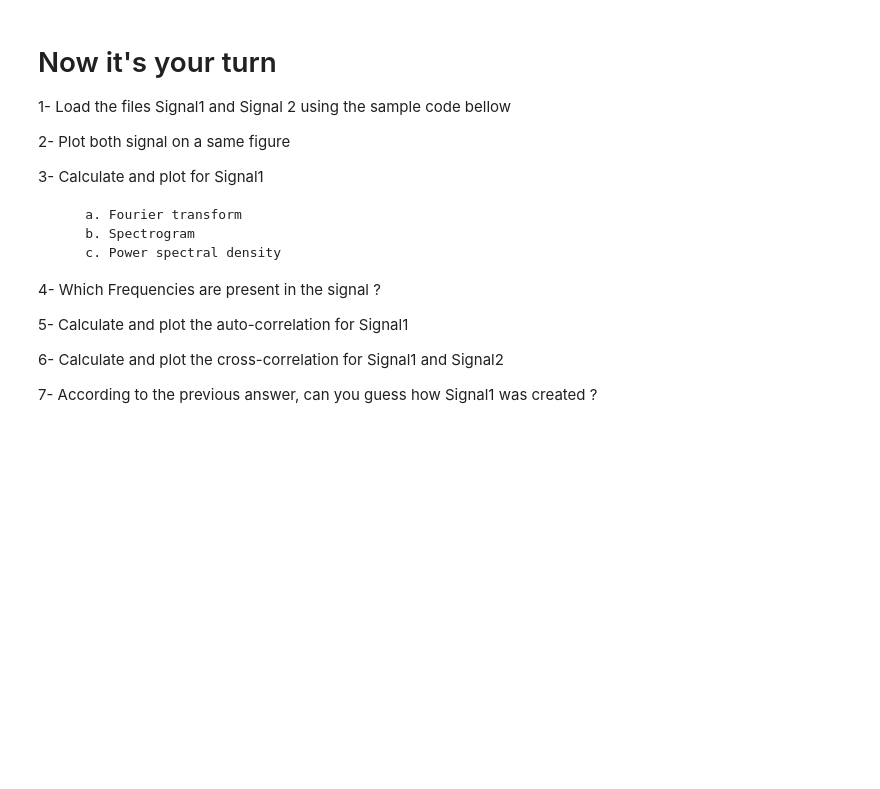
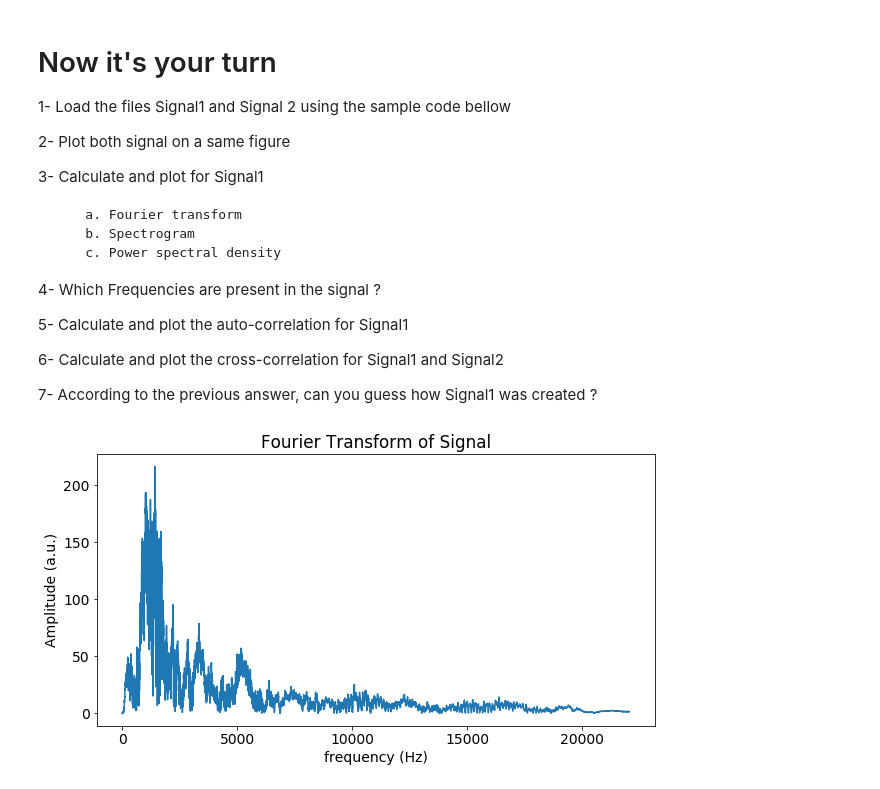
Before and after one commit to Chaztikov/acoustics, a Jupyter notebook: Tutorial/Tutorial 2/Acoustic Signal Analysis with Python.ipynb, the cells around one changed output. Cells and saved outputs as stored; diff of their text form; code cells hidden in the pictures; blank space fills up the shorter version.

```diff
--- a/Tutorial/Tutorial 2/Acoustic Signal Analysis with Python.ipynb
+++ b/Tutorial/Tutorial 2/Acoustic Signal Analysis with Python.ipynb
@@ -325,0 +318,27 @@ time = x1[1,:]
+# %%
+# Sample code
+
+from numpy import genfromtxt
+
+#x1 = genfromtxt('s2.csv', delimiter=',')
+#S1 = x1[:,1]
+#time = x1[:,0]
+time,S1=readwav('s2_wav.wav')
+F=int(1./(time[1]-time[0]))
+N=len(S1)
+S1f = np.fft.fft(S1) # Fast Fourier Transform of the signal
+
+xf = np.linspace(0.0, F/2., int(N/2.))
+
+plt.figure(figsize=(10,5))
+plt.plot(xf, 2.0/N * np.abs(S1f[0:N/2]));
+
+#plt.ylim(0,1.1);
+plt.title("Fourier Transform of Signal")
+plt.xlabel("frequency (Hz)")
+plt.ylabel("Amplitude (a.u.)");
+#play(Sig_WN,F)
+#plt.xlim(0,200)
+#plt.ylim(0,.01)
+# %% [output]
+[figure, added]
```
Also changed, not shown: parts of 9 cells of this notebook, 10 other files.
